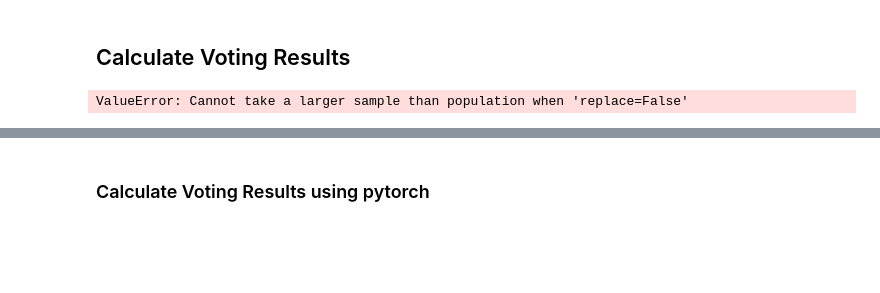
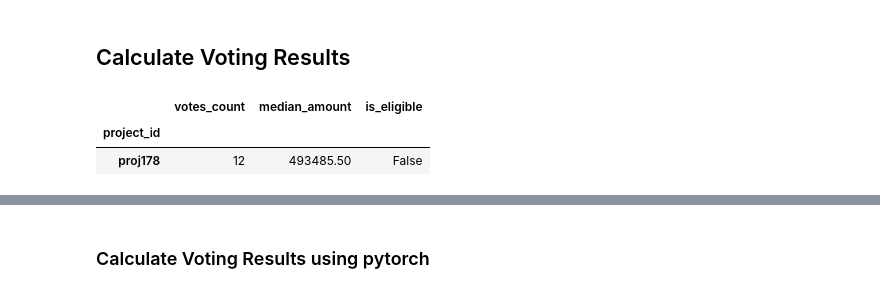
Before and after one commit to zkonduit/zk-rpgf, a Jupyter notebook: rpgf3_allocator.ipynb, the cells around one changed output, grey strips where cells are left out. Drawn from its saved outputs; the diff is of its cells as text; code cells hidden in the pictures; blank space fills up the shorter version.

```diff
--- a/rpgf3_allocator.ipynb
+++ b/rpgf3_allocator.ipynb
@@ -115,9 +139,11 @@ allocator = ProjectAllocator(
 # %%
 initial_allocation = allocator.calculate_initial_allocation(result_df)
 # %%
-display(initial_allocation.sample(5))
+display(initial_allocation.sample(1))
 # %% [output]
-ValueError: Cannot take a larger sample than population when 'replace=False'
+|  | votes_count | median_amount | is_eligible |
+| project_id |  |  |  |
+| proj178 | 12 | 493485.50 | False |
 # %%
 # Scaling the total to 30M OP by project and filter out those with < 1500 OP
 allocation_iter = initial_allocation[initial_allocation["is_eligible"] == True].copy()
```
Also changed, not shown: parts of 25 cells of this notebook, 1 other file.
